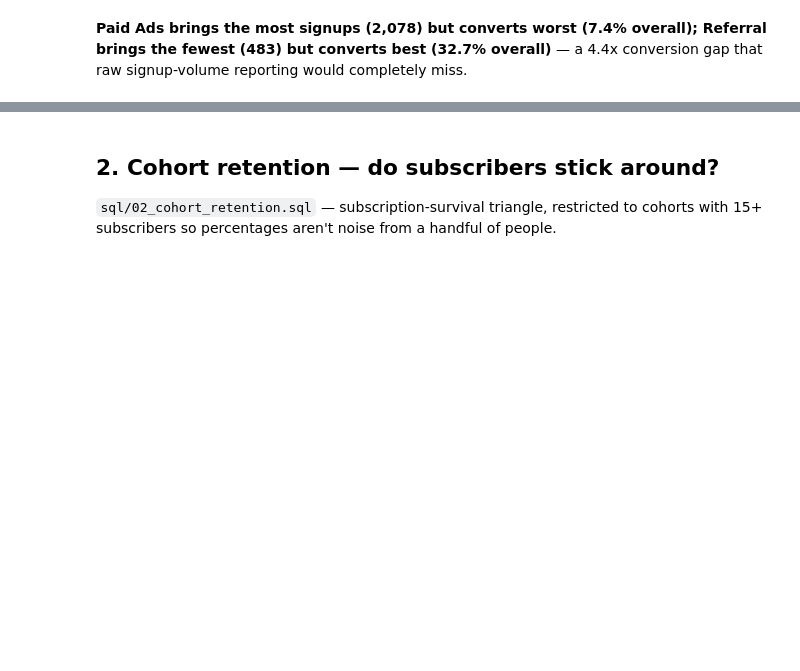
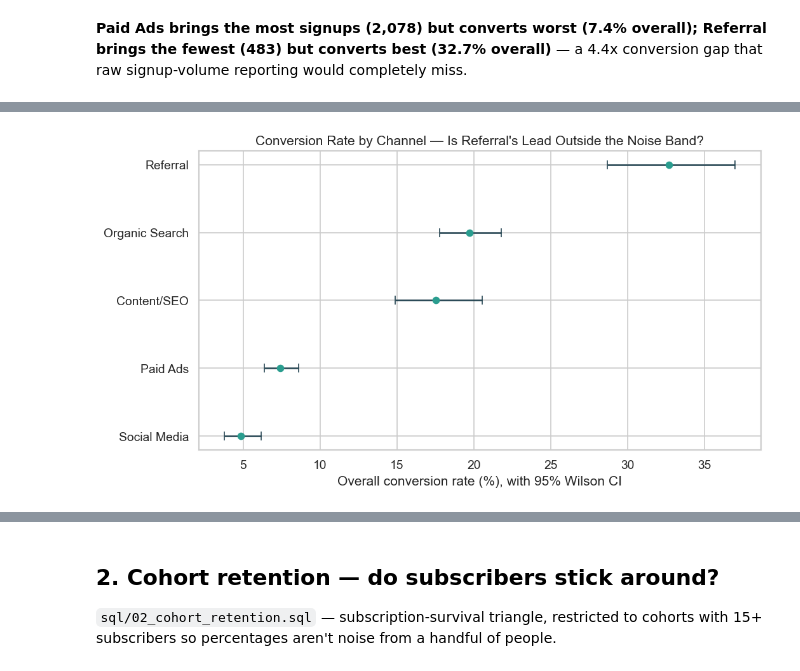
Before and after one commit to anil-turan/ecommerce-cohort-funnel-analysis, a Jupyter notebook: notebooks/01_funnel_cohort_ltv.ipynb, the cells around one changed output, grey strips where cells are left out. Drawn from its saved outputs; the diff is of its cells as text; code cells hidden in the pictures; blank space fills up the shorter version.

Commit message:
Add notebook section: is Referral's conversion lead statistically significant?

```diff
--- a/notebooks/01_funnel_cohort_ltv.ipynb
+++ b/notebooks/01_funnel_cohort_ltv.ipynb
@@ -105,0 +119,16 @@ completely miss.
+# %%
+from src.confidence import two_proportion_test, wilson_ci
+
+ci_rows = []
+for _, row in by_channel.iterrows():
+    ci = wilson_ci(row['subscribed'], row['signups'])
+    ci_rows.append({
+        'acquisition_channel': row['acquisition_channel'],
+        'signups': row['signups'],
+        'subscribed': row['subscribed'],
+        'rate_pct': ci['phat'] * 100,
+        'ci_low_pct': ci['ci_low'] * 100,
+        'ci_high_pct': ci['ci_high'] * 100,
+    })
+ci_df = pd.DataFrame(ci_rows).sort_values('rate_pct', ascending=False).reset_index(drop=True)
+ci_df
@@ -105,0 +142,18 @@ completely miss.
+# %%
+fig, ax = plt.subplots(figsize=(9, 5))
+ordered = ci_df.sort_values('rate_pct')
+y_pos = range(len(ordered))
+ax.errorbar(
+    ordered['rate_pct'], y_pos,
+    xerr=[ordered['rate_pct'] - ordered['ci_low_pct'], ordered['ci_high_pct'] - ordered['rate_pct']],
+    fmt='o', capsize=4, color='#2a9d8f', ecolor='#264653',
+)
+ax.set_yticks(list(y_pos))
+ax.set_yticklabels(ordered['acquisition_channel'])
+ax.set_xlabel('Overall conversion rate (%), with 95% Wilson CI')
+ax.set_title('Conversion Rate by Channel — Is Referral\'s Lead Outside the Noise Band?')
+plt.tight_layout()
+plt.savefig(FIGURES_DIR / '05_conversion_rate_ci.png', dpi=150, bbox_inches='tight')
+plt.show()
+# %% [output]
+[figure, added]
```
Also changed, not shown: parts of 4 cells of this notebook, 1 other file.
